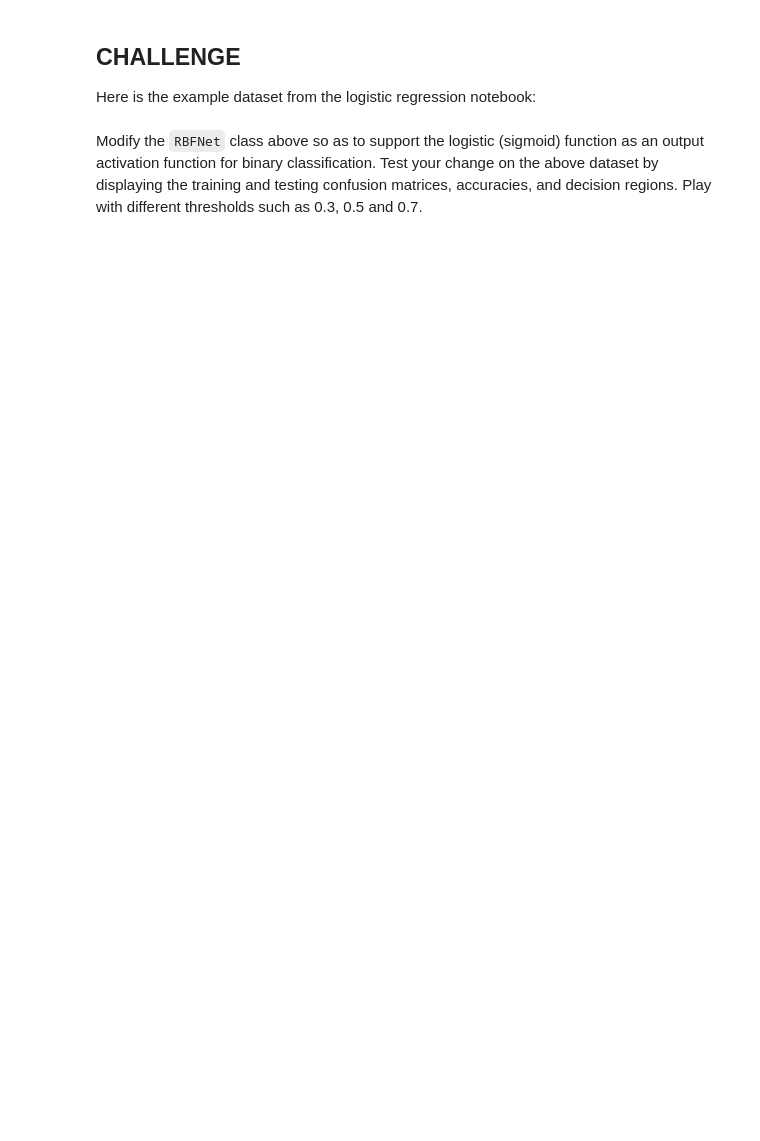
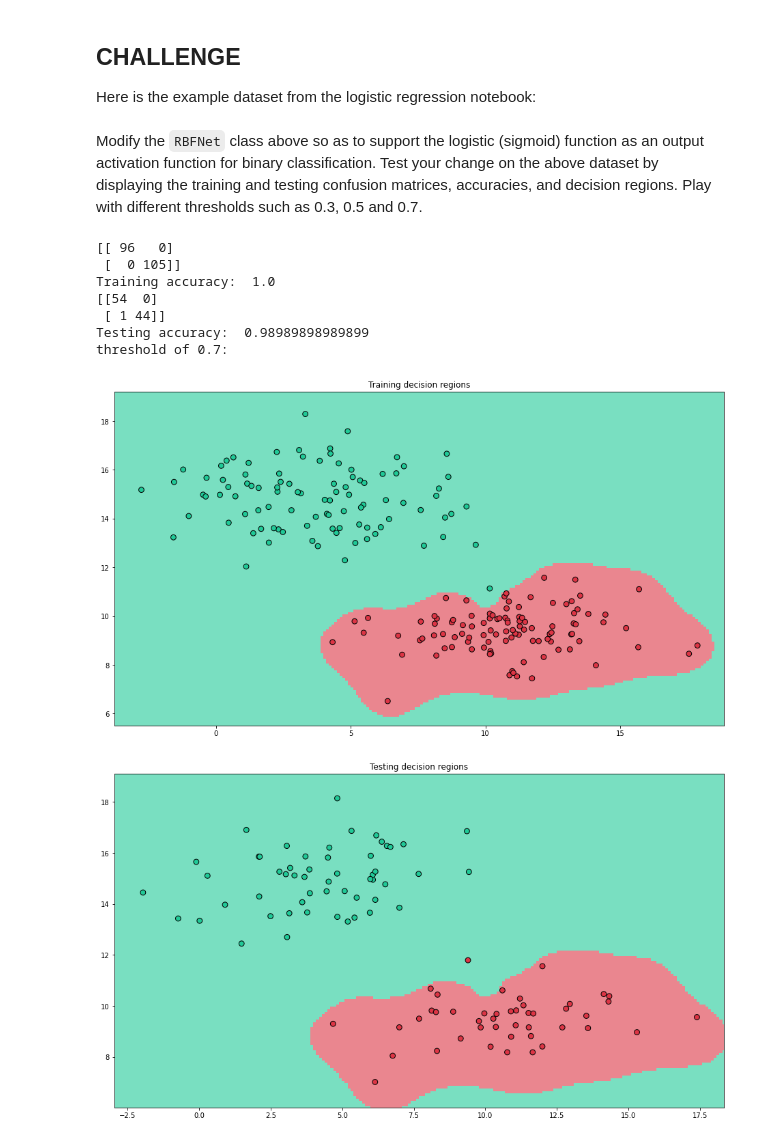
Before and after one commit to jasonsommer/cs6600-notebooks, a Jupyter notebook: 08.A-redial_basis_functions.ipynb, the cells around one changed output. Saved outputs shown, nothing was run; the diff lists cells and outputs as text; code cells hidden in the pictures; blank space fills up the shorter version.

```diff
--- a/08.A-redial_basis_functions.ipynb
+++ b/08.A-redial_basis_functions.ipynb
@@ -332,0 +374,30 @@ Modify the `RBFNet` class above so as to support the logistic (sigmoid) function
+# %%
+train, test = data.train_test_split(test_portion=0.33, shuffle=True)
+
+rbf = RBFNetmod(train, mu=train.inputs[::1,:], outType='logistic',threshold=0.7)
+rbf.fit()
+
+cm1 = my.confusion_matrix(train.target, rbf.predict(train.inputs))
+accuracy = np.trace(cm1) / np.sum(cm1)
+
+print(cm1)
+print('Training accuracy: ', accuracy)
+
+cm2 = my.confusion_matrix(test.target, rbf.predict(test.inputs))
+accuracy = np.trace(cm2) / np.sum(cm2)
+
+print(cm2)
+print('Testing accuracy: ', accuracy)
+print("threshold of 0.7:")
+my.plot_decision_regions(train.inputs, train.target, rbf, resolution=0.1, title="Training decision regions")
+my.plot_decision_regions(test.inputs, test.target, rbf, resolution=0.1, title="Testing decision regions")
+# %% [output]
+[[ 96   0]
+ [  0 105]]
+Training accuracy:  1.0
+[[54  0]
+ [ 1 44]]
+Testing accuracy:  0.98989898989899
+threshold of 0.7:
+[figure, added]
+[figure, added]
```
Also changed, not shown: parts of 13 cells of this notebook.
